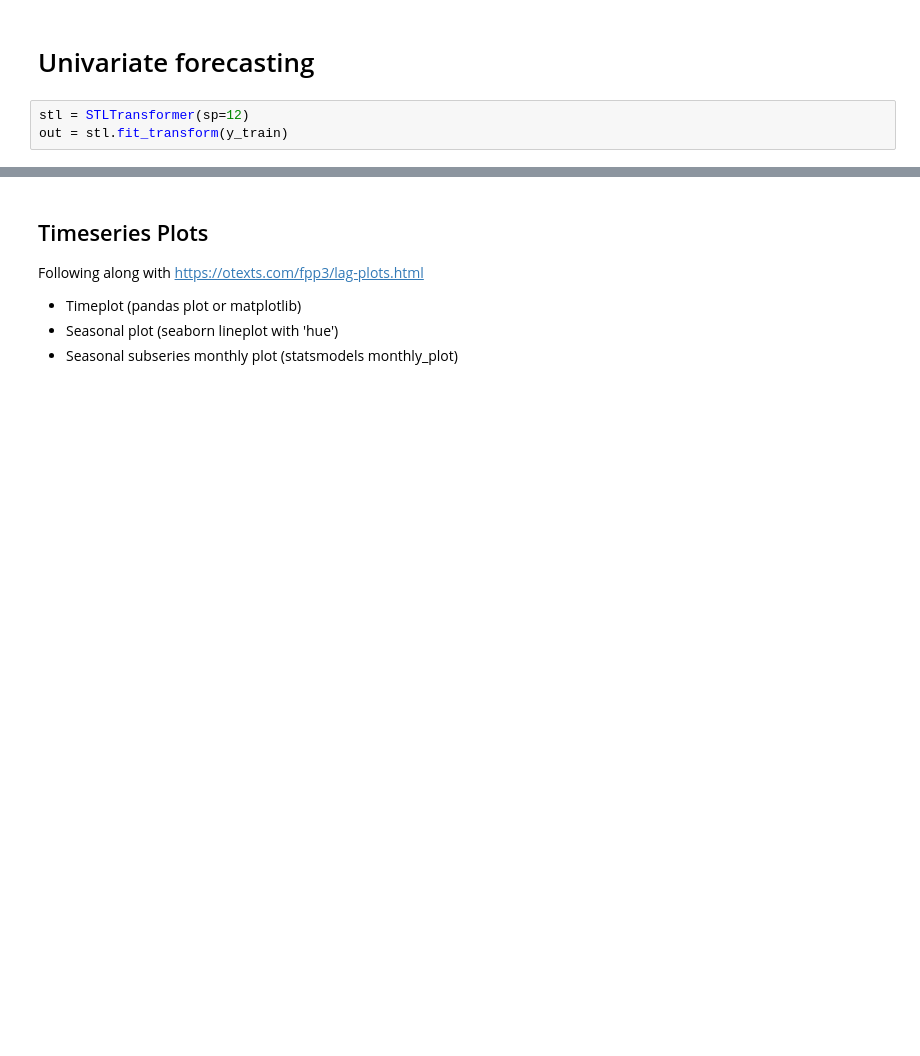
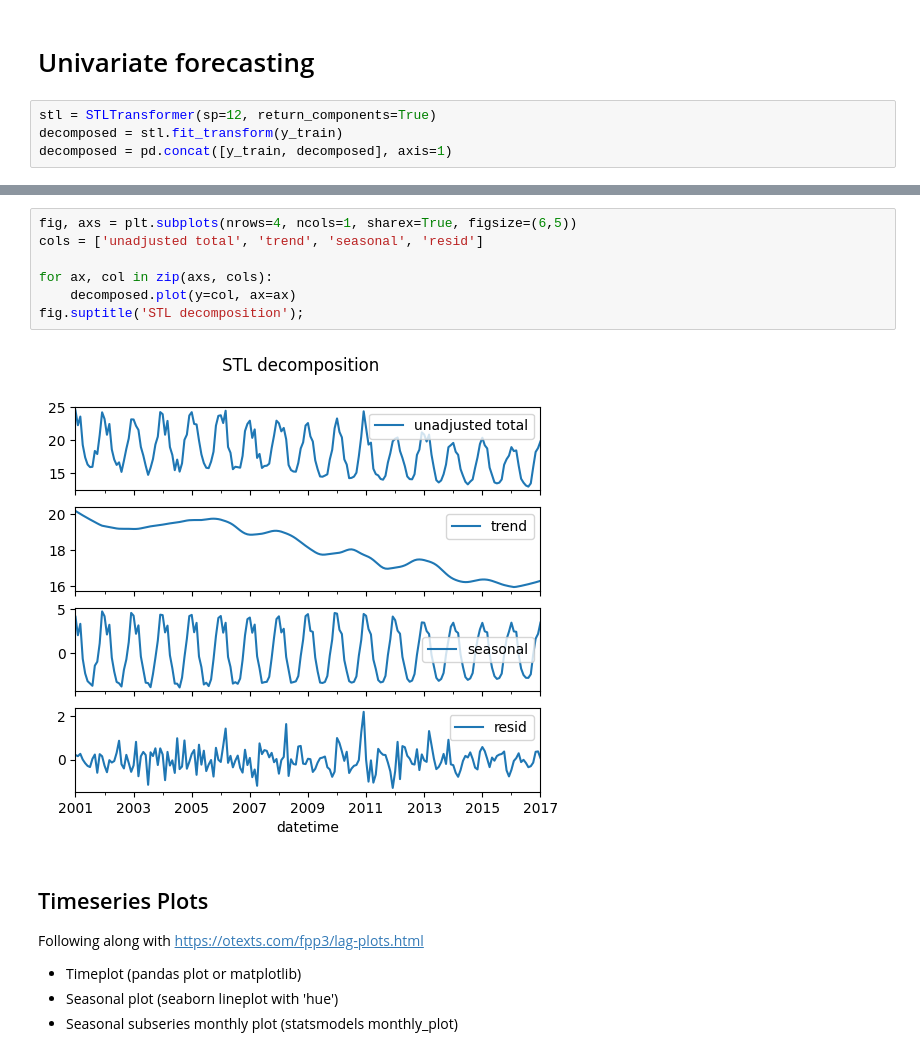
Before and after one commit to adin786/energy_forecast, a Jupyter notebook: notebooks/03_forecasting_baseline.ipynb, the cells around one changed output, grey strips where cells are left out. Drawn from its saved outputs; the diff is of its cells as text; blank space fills up the shorter version.

```diff
--- a/notebooks/03_forecasting_baseline.ipynb
+++ b/notebooks/03_forecasting_baseline.ipynb
@@ -33,5 +36,6 @@ y_train.shape
 # %% [markdown]
 # Univariate forecasting
 # %%
-stl = STLTransformer(sp=12)
-out = stl.fit_transform(y_train)
+stl = STLTransformer(sp=12, return_components=True)
+decomposed = stl.fit_transform(y_train)
+decomposed = pd.concat([y_train, decomposed], axis=1)
@@ -42,3 +52,12 @@ pandas.core.frame.DataFrame
+# %%
+fig, axs = plt.subplots(nrows=4, ncols=1, sharex=True, figsize=(6,5))
+cols = ['unadjusted total', 'trend', 'seasonal', 'resid']
+
+for ax, col in zip(axs, cols):
+    decomposed.plot(y=col, ax=ax)
+fig.suptitle('STL decomposition');
+# %% [output]
+[figure, added]
 # %% [markdown]
 ## Timeseries Plots
 Following along with https://otexts.com/fpp3/lag-plots.html
```
Also changed, not shown: parts of 13 cells of this notebook, 6 other files.
